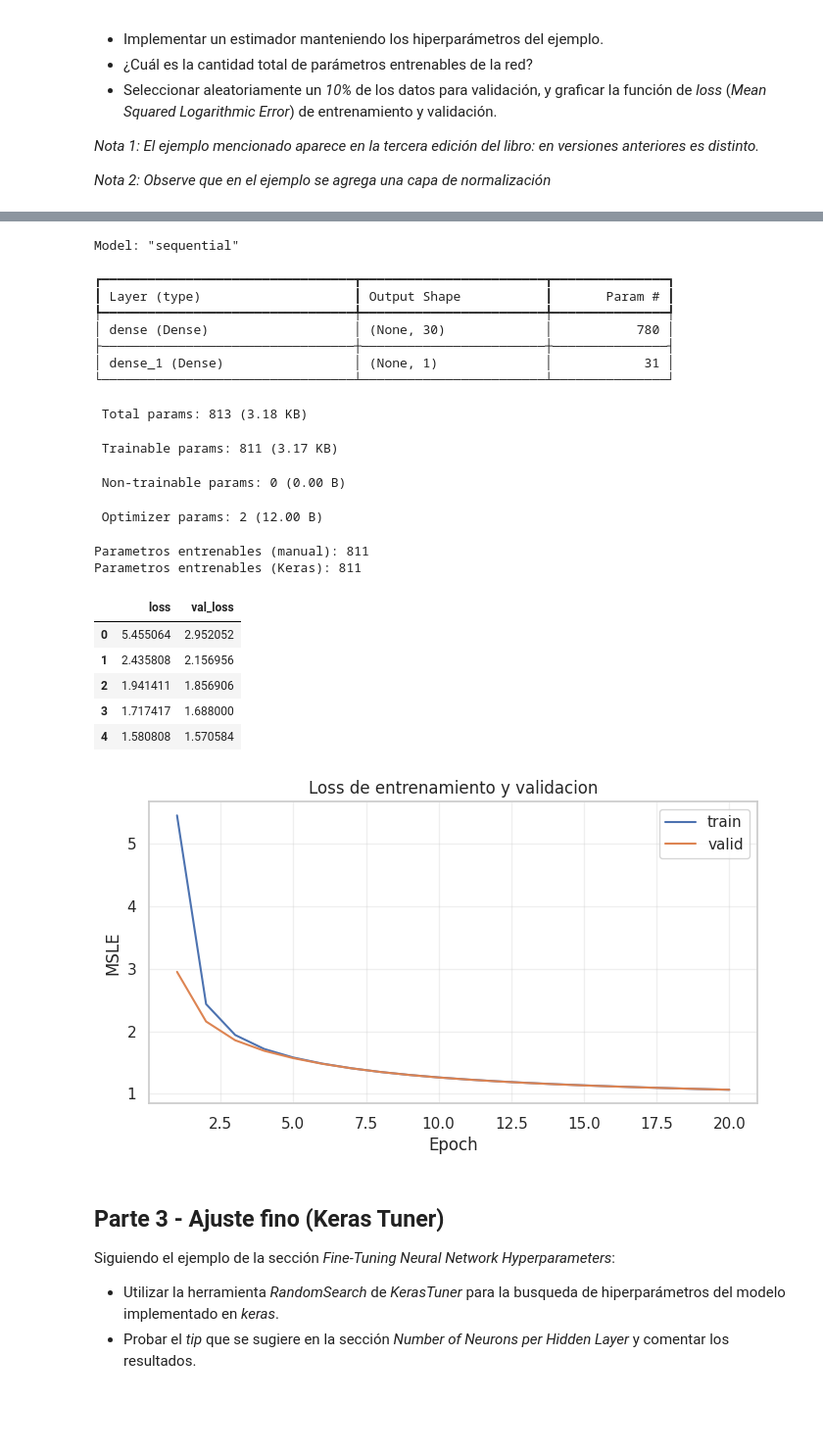
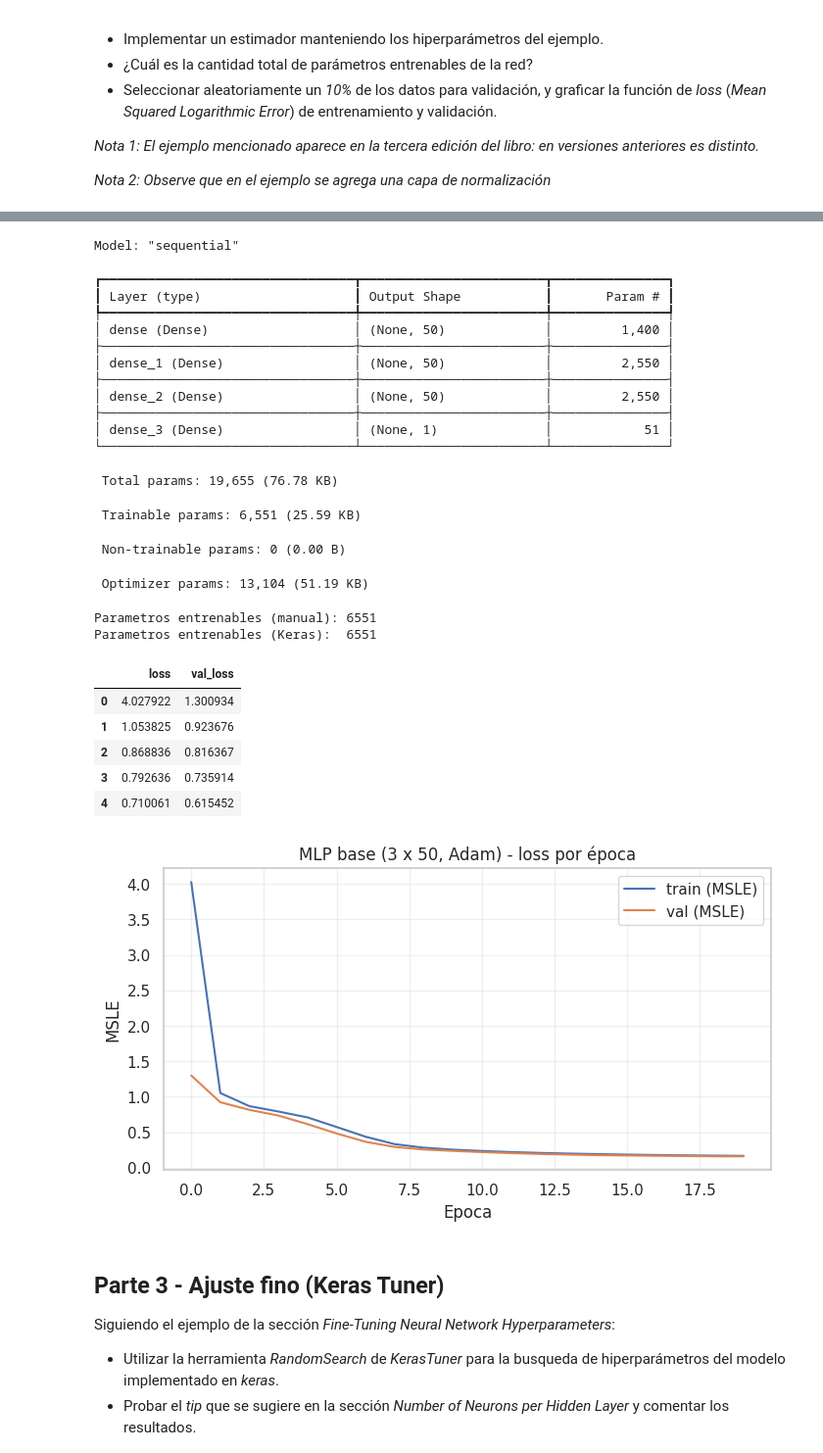
Before and after one commit to srodriguez-lefebre/Machine-Learning-Notebooks, a Jupyter notebook: 5TAA_demanda_de_bicicletas_con_NNs.ipynb, the cells around one changed output, grey strips where cells are left out. Shown at 98% size. Cells and saved outputs as stored; diff of their text form; code cells hidden in the pictures; blank space fills up the shorter version.

```diff
--- a/5TAA_demanda_de_bicicletas_con_NNs.ipynb
+++ b/5TAA_demanda_de_bicicletas_con_NNs.ipynb
@@ -352,21 +344,27 @@ Shape X_valid: (1089, 25)
 Shape y_train: (9797,)
 Shape y_valid: (1089,)
 # %%
+# Semilla fijada ANTES de construir la red (para reproducibilidad)
 keras.utils.set_random_seed(42)
 
+# Arquitectura base alineada con la diapositiva del taller:
+# 3 capas ocultas de 50 neuronas + Adam + MSLE.
+# No se duplica una capa de Normalization interna porque el preprocesador
+# (StandardScaler en el ColumnTransformer) ya estandariza las features.
 mlp_model = keras.models.Sequential([
     keras.layers.Input(shape=(X_train.shape[1],)),
-    keras.layers.Dense(30, activation="relu"),
+    keras.layers.Dense(50, activation="relu"),
+    keras.layers.Dense(50, activation="relu"),
+    keras.layers.Dense(50, activation="relu"),
     keras.layers.Dense(1),
 ])
-# 50 50 50 o 30?
 
 mlp_model.compile(
     loss="mean_squared_logarithmic_error",
-    optimizer="sgd",
+    optimizer="adam",
 )
 
-history = mlp_model.fit(
+history_base = mlp_model.fit(
     X_train,
     y_train,
     epochs=20,
@@ -399,46 +396,57 @@ Epoch 20/20
 # %%
-input_dim = X_train.shape[1]
-hidden_units = 30
-manual_params = (input_dim + 1) * hidden_units + (hidden_units + 1) * 1
+# Parametros entrenables: 3 capas ocultas de 50 + capa de salida de 1
+input_dim  = X_train.shape[1]
+hidden     = 50
+
+manual_params = (
+    (input_dim + 1) * hidden     # input -> hidden1
+    + (hidden + 1)    * hidden   # hidden1 -> hidden2
+    + (hidden + 1)    * hidden   # hidden2 -> hidden3
+    + (hidden + 1)    * 1        # hidden3 -> output
+)
 
 mlp_model.summary()
 print(f"Parametros entrenables (manual): {manual_params}")
-print(f"Parametros entrenables (Keras): {mlp_model.count_params()}")
+print(f"Parametros entrenables (Keras):  {mlp_model.count_params()}")
 
-history_df = pd.DataFrame(history.history)
+history_df = pd.DataFrame(history_base.history)
 display(history_df.head())
 
 plt.figure(figsize=(8, 4))
-plt.plot(history_df.index + 1, history_df["loss"], label="train")
-plt.plot(history_df.index + 1, history_df["val_loss"], label="valid")
-plt.xlabel("Epoch")
+plt.plot(history_df.index, history_df["loss"],     label="train (MSLE)")
+plt.plot(history_df.index, history_df["val_loss"], label="val (MSLE)")
+plt.xlabel("Epoca")
 plt.ylabel("MSLE")
-plt.title("Loss de entrenamiento y validacion")
+plt.title("MLP base (3 x 50, Adam) - loss por época")
 plt.legend()
-plt.grid(True, alpha=0.3)
+plt.grid(alpha=0.3)
 plt.show()
 # %% [output]
 Model: "sequential"
 ┏━━━━━━━━━━━━━━━━━━━━━━━━━━━━━━━━━┳━━━━━━━━━━━━━━━━━━━━━━━━┳━━━━━━━━━━━━━━━┓
 ┃ Layer (type)                    ┃ Output Shape           ┃       Param # ┃
 ┡━━━━━━━━━━━━━━━━━━━━━━━━━━━━━━━━━╇━━━━━━━━━━━━━━━━━━━━━━━━╇━━━━━━━━━━━━━━━┩
-│ dense (Dense)                   │ (None, 30)             │           780 │
+│ dense (Dense)                   │ (None, 50)             │         1,400 │
 ├─────────────────────────────────┼────────────────────────┼───────────────┤
-│ dense_1 (Dense)                 │ (None, 1)              │            31 │
+│ dense_1 (Dense)                 │ (None, 50)             │         2,550 │
+├─────────────────────────────────┼────────────────────────┼───────────────┤
+│ dense_2 (Dense)                 │ (None, 50)             │         2,550 │
+├─────────────────────────────────┼────────────────────────┼───────────────┤
+│ dense_3 (Dense)                 │ (None, 1)              │            51 │
 └─────────────────────────────────┴────────────────────────┴───────────────┘
- Total params: 813 (3.18 KB)
+ Total params: 19,655 (76.78 KB)
- Trainable params: 811 (3.17 KB)
+ Trainable params: 6,551 (25.59 KB)
  Non-trainable params: 0 (0.00 B)
- Optimizer params: 2 (12.00 B)
+ Optimizer params: 13,104 (51.19 KB)
-Parametros entrenables (manual): 811
-Parametros entrenables (Keras): 811
+Parametros entrenables (manual): 6551
+Parametros entrenables (Keras):  6551
 |  | loss | val_loss |
-| 0 | 5.455064 | 2.952052 |
-| 1 | 2.435808 | 2.156956 |
-| 2 | 1.941411 | 1.856906 |
-| 3 | 1.717417 | 1.688000 |
-| 4 | 1.580808 | 1.570584 |
+| 0 | 4.027922 | 1.300934 |
+| 1 | 1.053825 | 0.923676 |
+| 2 | 0.868836 | 0.816367 |
+| 3 | 0.792636 | 0.735914 |
+| 4 | 0.710061 | 0.615452 |
-[figure, old version]
+[figure, new version]
 # %% [markdown]
 ## Parte 3 - Ajuste fino (Keras Tuner)
 
```
Also changed, not shown: parts of 13 cells of this notebook, 2 other files.
